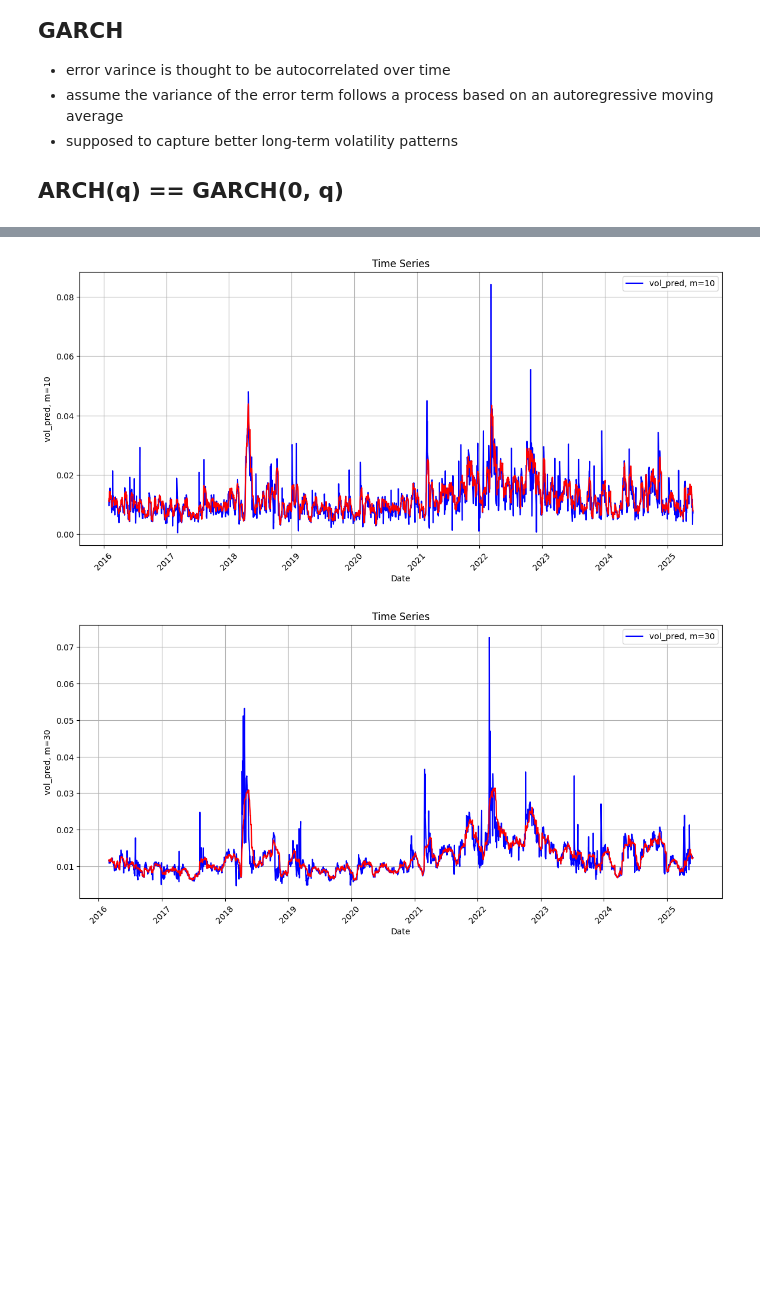
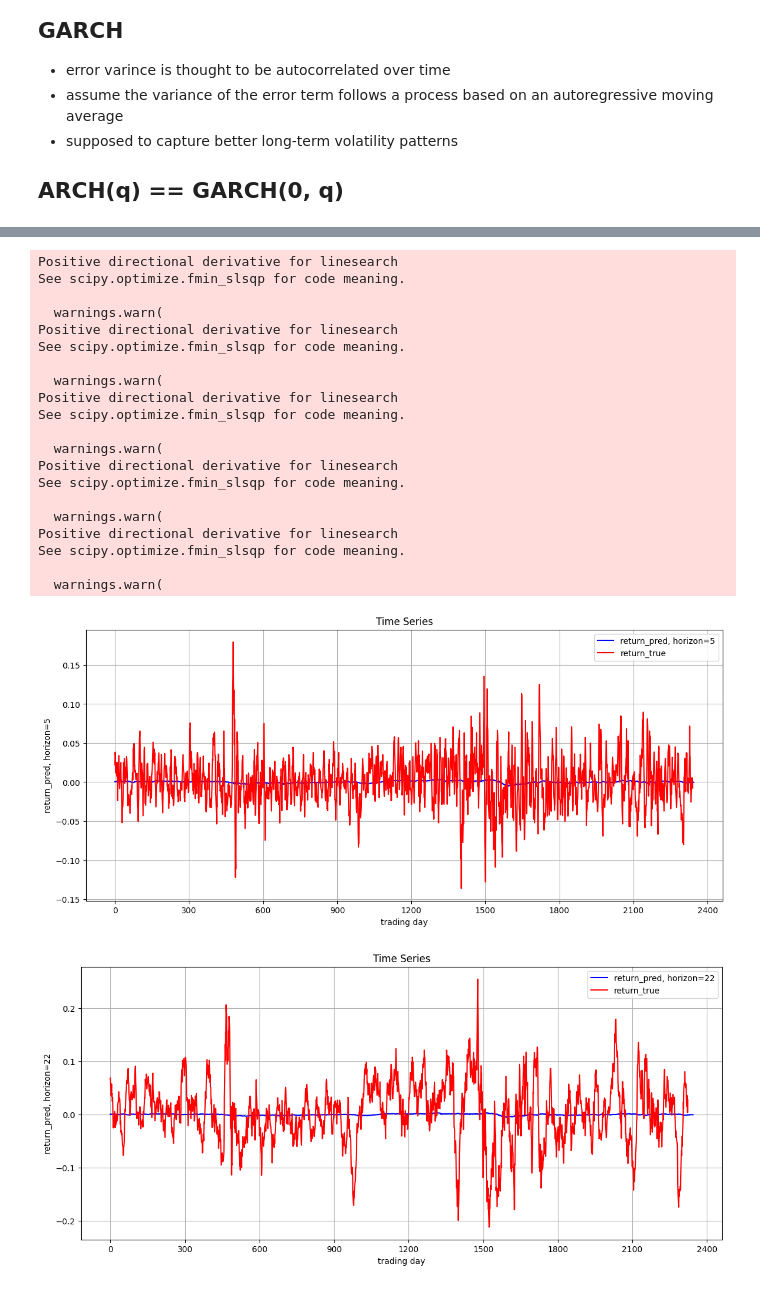
Before and after one commit to panstenos/Commodity-Optionality-Pricing-UCL-Dissertation, a Jupyter notebook: Volatility Models/arch_family.ipynb, the cells around one changed output, grey strips where cells are left out. Saved outputs shown, nothing was run; the diff lists cells and outputs as text; code cells hidden in the pictures; blank space fills up the shorter version.

Commit message:
0.9 - finished GARCH - started on GARCH-X

```diff
--- a/Volatility Models/arch_family.ipynb
+++ b/Volatility Models/arch_family.ipynb
@@ -75,0 +462,7 @@ plt.show()
+# %%
+for expiry_date, vals in avg_pred_volatilities_test.items():
+    ax, fig = line_plot(df['date'][pred_char_to_value(expiry_date) * 2:], vals, f'vol_pred_avg, horizon={pred_char_to_value(expiry_date)}', graphtitle=f'{expiry_date}_vol', show=False)
+    _ = line_plot(df['date'][pred_char_to_value(expiry_date) * 2:], df[f'{expiry_date}_vol'][2*pred_char_to_value(expiry_date):], 'vol_true', linecolor='red', ax=ax, show=True)
+
+    fig.savefig(f'volatility_plots/{expiry_date}_volatility_plot.png', dpi=300)
+    plt.close(fig)
@@ -75,0 +472,9 @@ plt.show()
+# %%
+for expiry_date, vals in avg_pred_volatilities_test.items():
+    metrics = []
+    for metric in [mape, mae, mse, rmse, mase]:
+        true_vol = df[f'{expiry_date}_vol'][pred_char_to_value(expiry_date)*2:]
+        assert len(true_vol) == len(vals)
+        res = metric(vals, true_vol)
+        print(f'{metric(vals, true_vol)}')
+        metrics.append(res)
@@ -75,0 +510,4 @@ plt.show()
+# %%
+ax = line_plot(df['date'][context_window:300], df['al_lme_prices_log_returns'][context_window:300].rolling(window=5).mean(), 'log_returns', show=False)
+_ = line_plot(df['date'][context_window:300], true_vol[:295], 'true_vol', ax=ax, linecolor='red', show=True)
+_ = line_plot(df['date'][context_window:300], vols_pred[:295], 'pred_vol', ax=ax, linecolor='green', show=True)
@@ -76,18 +516,28 @@ plt.show()
 # %%
-context_window_vals = [10, 30, 100]
-for i, context_window_length in enumerate(context_window_vals):
-    print(f'{i+1}/{len(context_window_vals)}')
-    vols_pred = [0]*context_window_length
-    for i in tqdm(range(context_window_length, df.shape[0])):
-        model = arch_model(df['al_lme_prices_log_returns'][i-context_window_length:i], vol='Garch', p=1, q=1, dist='normal', mean='constant', rescale=False)
+context_window = 100
+horizon_vals = [5, 22, 66, 252]
+for i, (horizon_pred, col_name) in enumerate(zip(horizon_vals, ['weekly', 'monthly', 'quarterly', 'yearly'])):
+    print(f'{i+1}/{len(horizon_vals)}')
+    returns_pred = []
+
+    for idx in tqdm(range(context_window, df.shape[0])):
+        returns_window = df['al_lme_prices_log_returns'][idx - context_window:idx]
+        model = arch_model(returns_window, vol='Garch', p=1, q=1, dist='normal', mean='constant', rescale=False)
         res = model.fit(disp='off')
-        volatility = res.conditional_volatility
-        forecast = res.forecast(horizon=1)
-        next_volatility = np.sqrt(forecast.variance.values[-1 ,0])
-        vols_pred.append(next_volatility)
 
-    daily_vol = compute_daily_volatility(df['al_lme_prices_log_returns'], window=context_window_length, method='rolling')
+        # Forecast the mean (expected return)
+        mean_forecast = res.forecast(horizon=horizon_pred).mean
+        next_return = mean_forecast.values[-1, horizon_pred - 1]  # use the forecasted return at target horizon
+        returns_pred.append(next_return)
 
-    ax = line_plot(df['date'][context_window_length:], vols_pred[context_window_length:], f'vol_pred, m={context_window_length}',show=False)
-    _ = line_plot(df['date'][context_window_length:], daily_vol[context_window_length:], 'vol_true', linecolor='red', ax=ax, show=True)
+    # True log returns for comparison (cumulative over the same horizon)
+    true_log_returns = [
+        df['al_lme_prices_log_returns'][i:i+horizon_pred].sum()
+        if i + horizon_pred <= len(df) else np.nan
+        for i in range(context_window, df.shape[0])
+    ]
+
+    # Plot
+    ax = line_plot(df['date'][context_window:], returns_pred, f'return_pred, horizon={horizon_pred}', show=False)
+    _ = line_plot(df['date'][context_window:], true_log_returns, 'return_true', linecolor='red', ax=ax, show=True)
 # %% [output]
@@ -139,2 +608,22 @@ See scipy.optimize.fmin_slsqp for code meaning.
+Positive directional derivative for linesearch
+See scipy.optimize.fmin_slsqp for code meaning.
+
+  warnings.warn(
+Positive directional derivative for linesearch
+See scipy.optimize.fmin_slsqp for code meaning.
+
+  warnings.warn(
+Positive directional derivative for linesearch
+See scipy.optimize.fmin_slsqp for code meaning.
+
+  warnings.warn(
+Positive directional derivative for linesearch
+See scipy.optimize.fmin_slsqp for code meaning.
+
+  warnings.warn(
+Positive directional derivative for linesearch
+See scipy.optimize.fmin_slsqp for code meaning.
+
+  warnings.warn(
-[figure, old version]
+[figure, new version]
-[figure, old version]
+[figure, new version]
```
Also changed, not shown: parts of 29 cells of this notebook, 20 other files.
